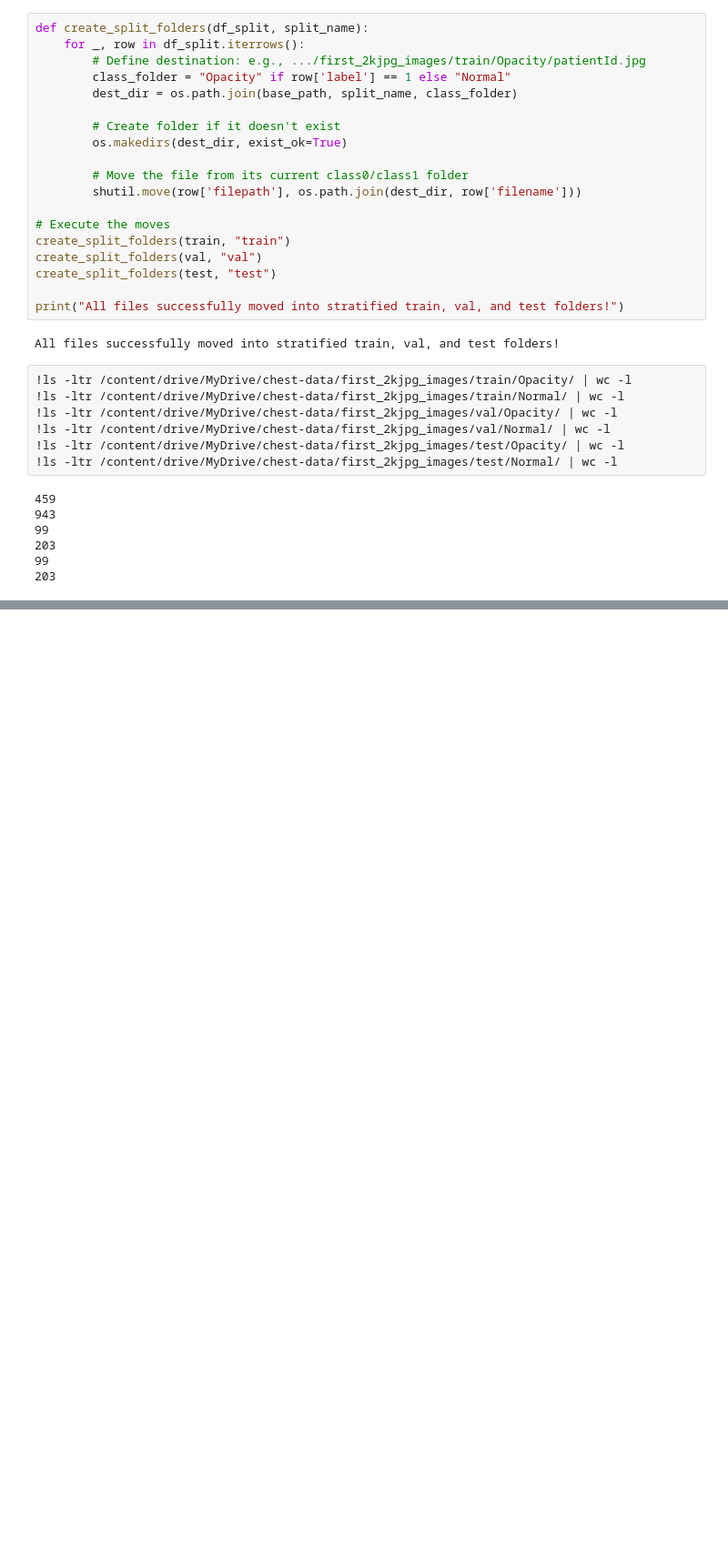
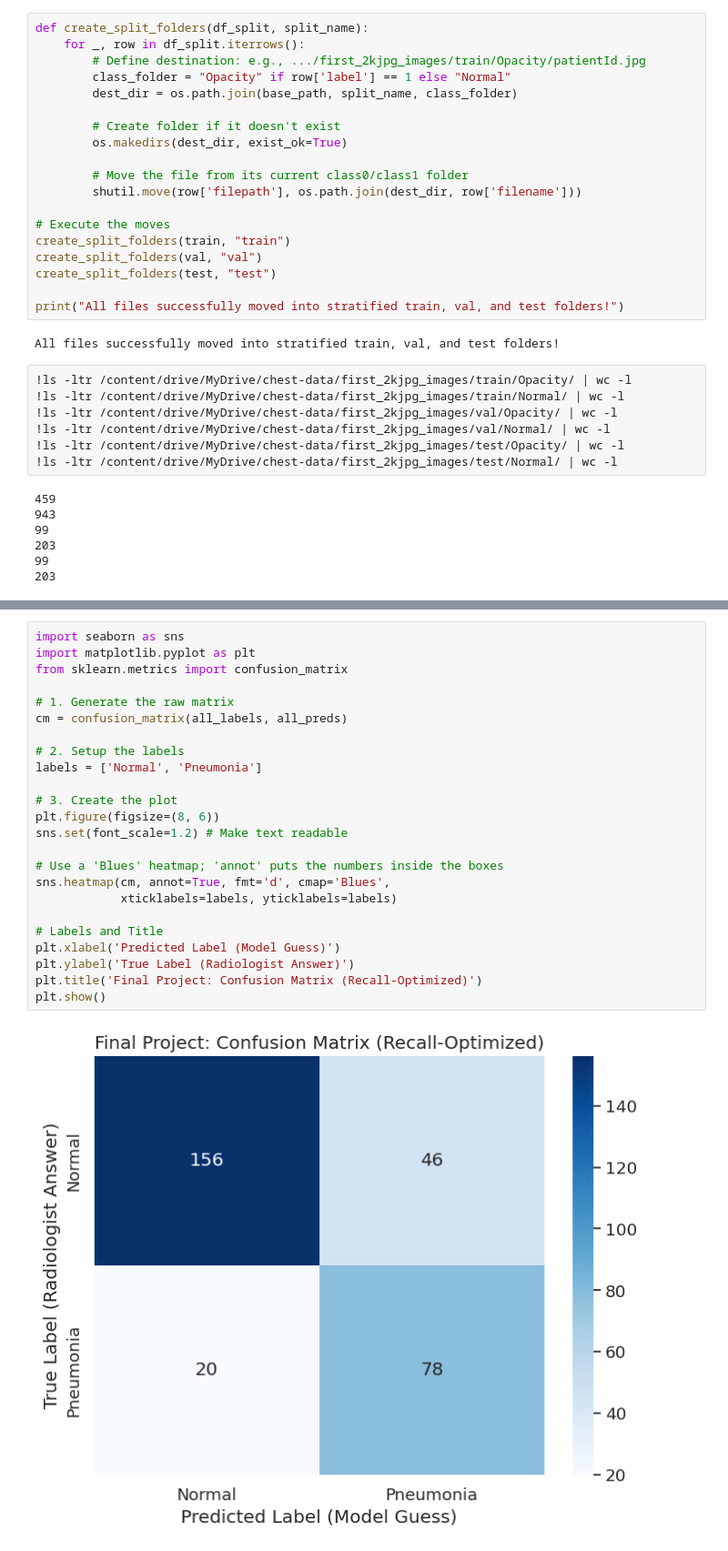
Before and after one commit to Rivier-Computer-Science/SP25-690-Reddy, a Jupyter notebook: chest1.ipynb, the cells around one changed output, grey strips where cells are left out. Shown at 91% size. Cells and saved outputs as stored; diff of their text form; blank space fills up the shorter version.

```diff
--- a/chest1.ipynb
+++ b/chest1.ipynb
@@ -290,0 +551,26 @@ Loss weights -> Normal: 0.74, Opacity: 1.53
+# %%
+import seaborn as sns
+import matplotlib.pyplot as plt
+from sklearn.metrics import confusion_matrix
+
+# 1. Generate the raw matrix
+cm = confusion_matrix(all_labels, all_preds)
+
+# 2. Setup the labels
+labels = ['Normal', 'Pneumonia']
+
+# 3. Create the plot
+plt.figure(figsize=(8, 6))
+sns.set(font_scale=1.2) # Make text readable
+
+# Use a 'Blues' heatmap; 'annot' puts the numbers inside the boxes
+sns.heatmap(cm, annot=True, fmt='d', cmap='Blues',
+            xticklabels=labels, yticklabels=labels)
+
+# Labels and Title
+plt.xlabel('Predicted Label (Model Guess)')
+plt.ylabel('True Label (Radiologist Answer)')
+plt.title('Final Project: Confusion Matrix (Recall-Optimized)')
+plt.show()
+# %% [output]
+[figure, added]
```
Also changed, not shown: parts of 8 cells of this notebook.
